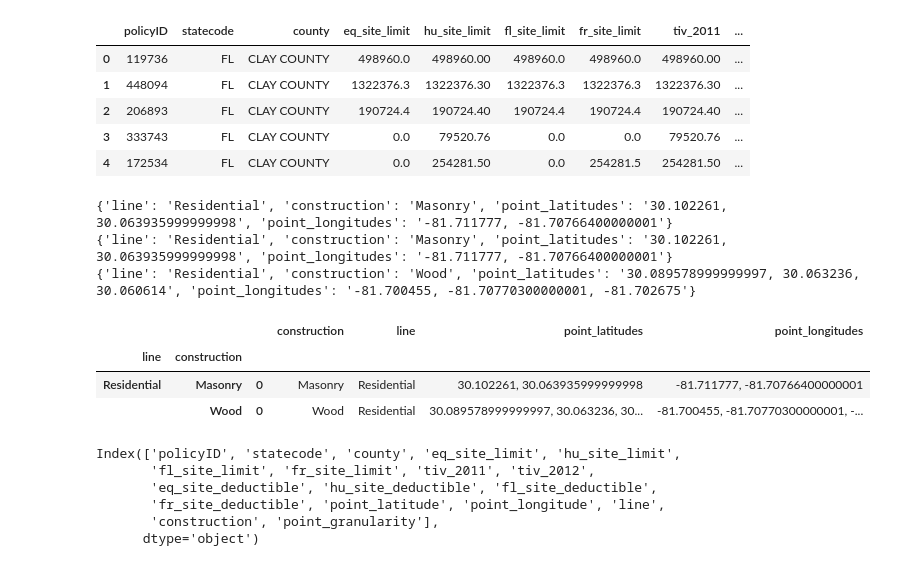
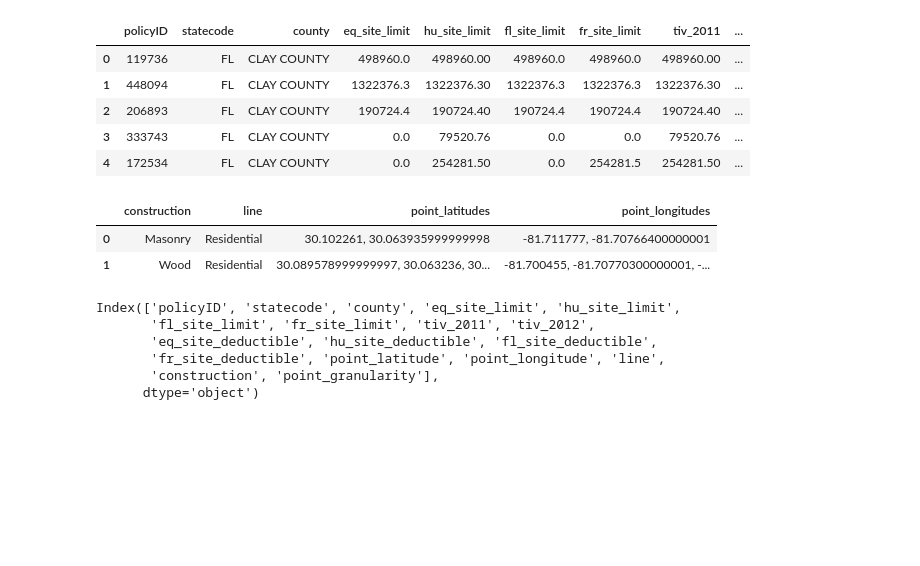
Before and after one commit to tlcod/JNotebooks, a Jupyter notebook: Assignments/Karthik/Practice_Assignments.ipynb, the cells around one changed output. Drawn from its saved outputs; the diff is of its cells as text; code cells hidden in the pictures; blank space fills up the shorter version.

```diff
--- a/Assignments/Karthik/Practice_Assignments.ipynb
+++ b/Assignments/Karthik/Practice_Assignments.ipynb
@@ -17,32 +17,28 @@ df.head()
 | 4 | 172534 | FL | CLAY COUNTY | 0.0 | 254281.50 | 0.0 | 254281.5 | 254281.50 | ... |
 # %%
 def dem(x):
-    y = x[['point_latitude', 'point_longitude', 'line', 'construction']]
+    y = x
     temp_dict = dict()
     temp_dict['line'] = y['line'].tolist()[0]
     temp_dict['construction'] = y['construction'].tolist()[0]
     plat = y['point_latitude'].tolist()
     plat_str = ", ".join(map(str, plat))
     plon = y['point_longitude'].tolist()
     plon_str = ", ".join(map(str, plon))
     temp_dict['point_latitudes'] = plat_str
     temp_dict['point_longitudes'] = plon_str
-    print(temp_dict)
     df_t = pd.DataFrame.from_records([temp_dict])
     return df_t
 
 
-gbobjs = df[:5].groupby(['line', 'construction'])[df.columns]
+gbobjs = df[:5].groupby(['line', 'construction'])['point_latitude', 'point_longitude', 'line', 'construction']
 dff = gbobjs.apply(lambda x : dem(x))
+dff = dff.reset_index(drop=True)
 dff
 # %% [output]
-{'line': 'Residential', 'construction': 'Masonry', 'point_latitudes': '30.102261, 30.063935999999998', 'point_longitudes': '-81.711777, -81.70766400000001'}
-{'line': 'Residential', 'construction': 'Masonry', 'point_latitudes': '30.102261, 30.063935999999998', 'point_longitudes': '-81.711777, -81.70766400000001'}
-{'line': 'Residential', 'construction': 'Wood', 'point_latitudes': '30.089578999999997, 30.063236, 30.060614', 'point_longitudes': '-81.700455, -81.70770300000001, -81.702675'}
-|  |  |  | construction | line | point_latitudes | point_longitudes |
-| line | construction |  |  |  |  |  |
-| Residential | Masonry | 0 | Masonry | Residential | 30.102261, 30.063935999999998 | -81.711777, -81.70766400000001 |
-|  | Wood | 0 | Wood | Residential | 30.089578999999997, 30.063236, 30... | -81.700455, -81.70770300000001, -... |
+|  | construction | line | point_latitudes | point_longitudes |
+| 0 | Masonry | Residential | 30.102261, 30.063935999999998 | -81.711777, -81.70766400000001 |
+| 1 | Wood | Residential | 30.089578999999997, 30.063236, 30... | -81.700455, -81.70770300000001, -... |
 # %%
 df.columns
 # %% [output]
```
